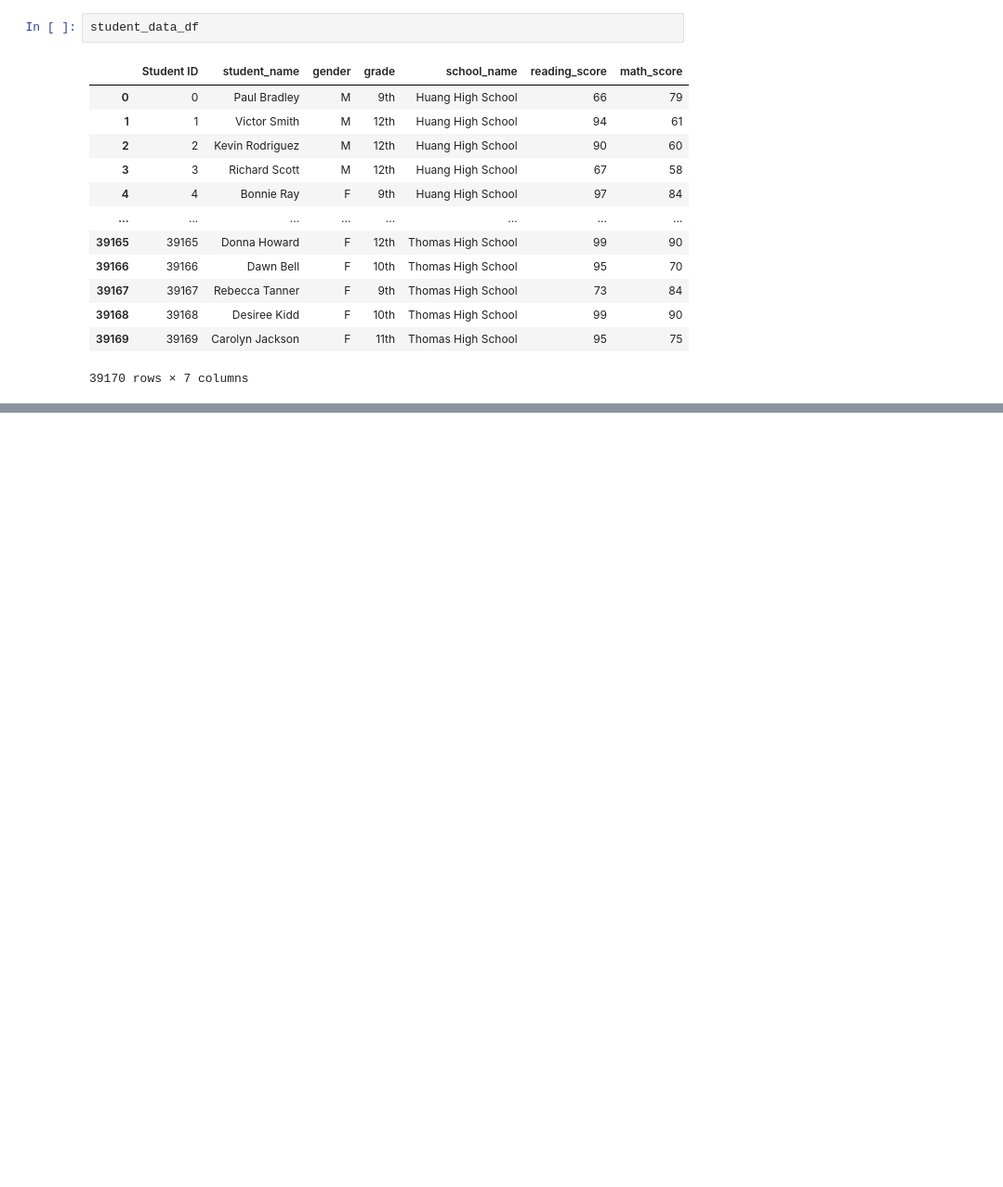
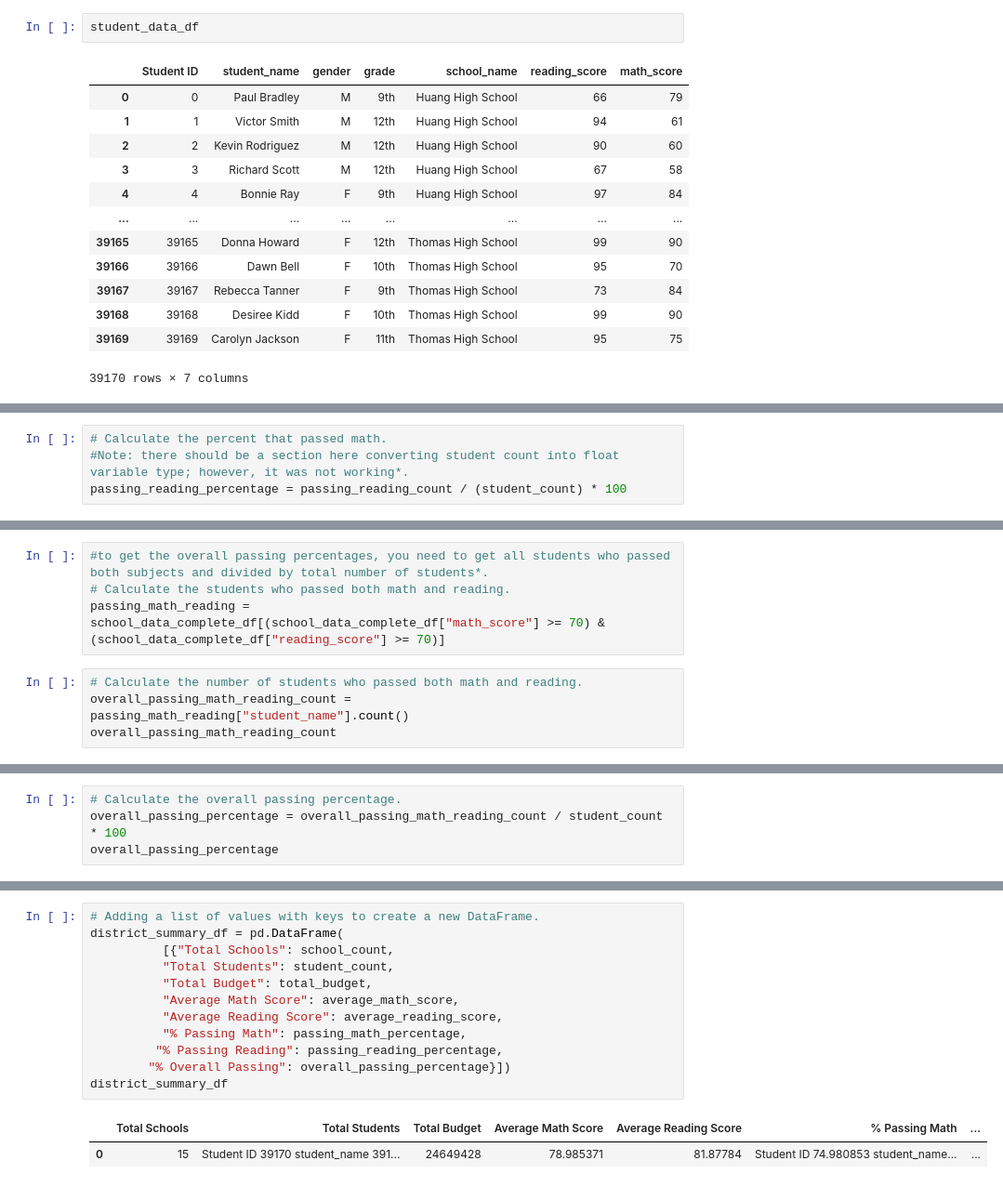
Before and after one commit to pdmintelligence/School_District_Analysis, a Jupyter notebook: PyCitySchools.ipynb, the cells around one changed output, grey strips where cells are left out. Shown at 93% size. Drawn from its saved outputs; the diff is of its cells as text; blank space fills up the shorter version.

Commit message:
district summary info

```diff
--- a/PyCitySchools.ipynb
+++ b/PyCitySchools.ipynb
@@ -212,0 +323,4 @@ student_data_df
+# %%
+# Calculate the percent that passed math.
+#Note: there should be a section here converting student count into float variable type; however, it was not working*.
+passing_reading_percentage = passing_reading_count / (student_count) * 100
@@ -212,0 +359,8 @@ student_data_df
+# %%
+#to get the overall passing percentages, you need to get all students who passed both subjects and divided by total number of students*.
+# Calculate the students who passed both math and reading.
+passing_math_reading = school_data_complete_df[(school_data_complete_df["math_score"] >= 70) & (school_data_complete_df["reading_score"] >= 70)]
+# %%
+# Calculate the number of students who passed both math and reading.
+overall_passing_math_reading_count = passing_math_reading["student_name"].count()
+overall_passing_math_reading_count
@@ -212,0 +369,4 @@ student_data_df
+# %%
+# Calculate the overall passing percentage.
+overall_passing_percentage = overall_passing_math_reading_count / student_count * 100
+overall_passing_percentage
@@ -212,0 +386,15 @@ student_data_df
+# %%
+# Adding a list of values with keys to create a new DataFrame.
+district_summary_df = pd.DataFrame(
+          [{"Total Schools": school_count,
+          "Total Students": student_count,
+          "Total Budget": total_budget,
+          "Average Math Score": average_math_score,
+          "Average Reading Score": average_reading_score,
+          "% Passing Math": passing_math_percentage,
+         "% Passing Reading": passing_reading_percentage,
+        "% Overall Passing": overall_passing_percentage}])
+district_summary_df
+# %% [output]
+|  | Total Schools | Total Students | Total Budget | Average Math Score | Average Reading Score | % Passing Math | ... |
+| 0 | 15 | Student ID 39170 student_name 391... | 24649428 | 78.985371 | 81.87784 | Student ID 74.980853 student_name... | ... |
```
Also changed, not shown: parts of 36 cells of this notebook, 6 other files.
